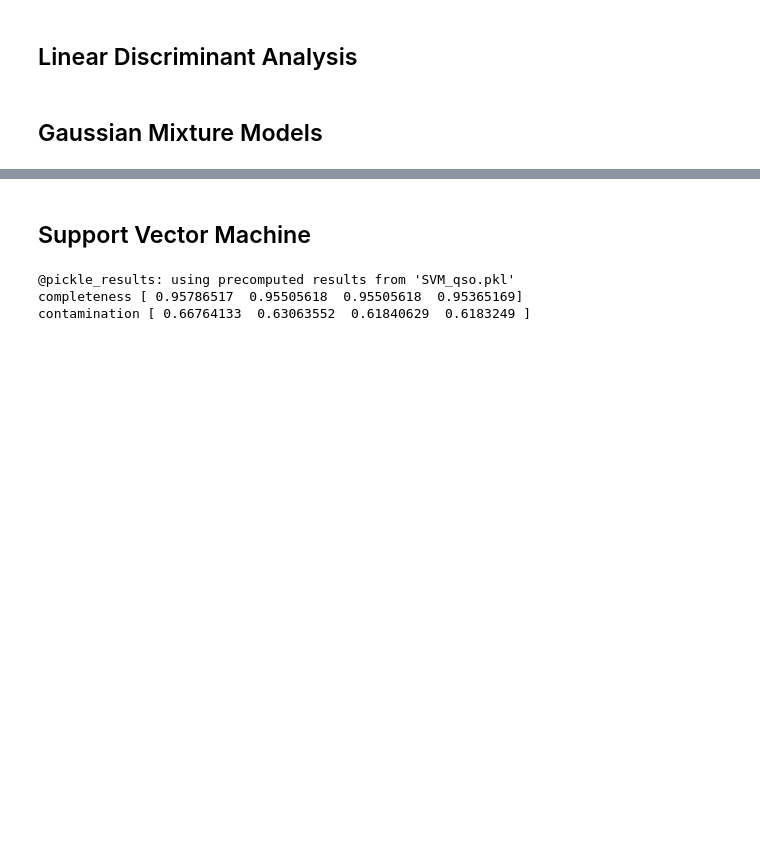
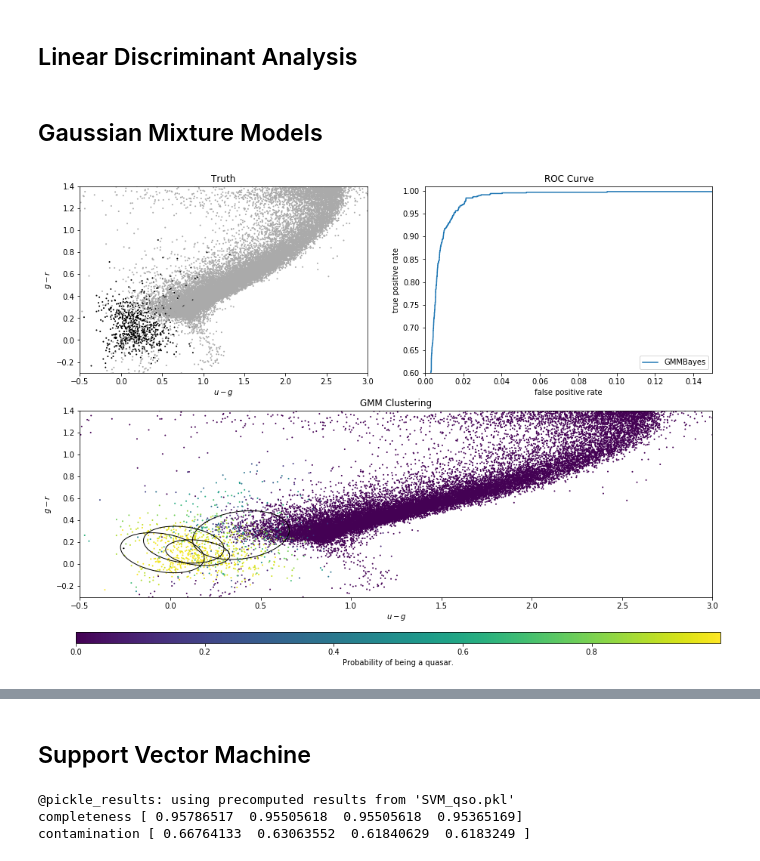
Before and after one commit to dirac-institute/uw-astr598-w18, a Jupyter notebook: homeworks/group1/HW4_group1.ipynb, the cells around one changed output, grey strips where cells are left out. Drawn from its saved outputs; the diff is of its cells as text; code cells hidden in the pictures; blank space fills up the shorter version.

```diff
--- a/homeworks/group1/HW4_group1.ipynb
+++ b/homeworks/group1/HW4_group1.ipynb
@@ -109,3 +114,72 @@ We select  260872  of  693857
 ## Linear Discriminant Analysis
 # %% [markdown]
 ## Gaussian Mixture Models
+# %%
+classifier = GMMBayes(n_components=5, min_covar=1E-5, covariance_type='full')
+classifier.fit(X_train, y_train)
+
+predictions = classifier.predict_proba(X_test)
+y_prob = predictions[:, 1]
+
+plt.figure(figsize=(15,10))
+
+
+#####################################################################################
+############################# TRUE RESULTS ##########################################
+#####################################################################################
+
+ax = plt.subplot(221)
+
+im = plt.scatter(X_test[:, 0], X_test[:, 1], c=y_test, s=4, linewidths=0, edgecolors='none', cmap=plt.cm.binary)
+im.set_clim(-0.5, 1)
+
+ax.set_xlim(-0.5, 3.0)
+ax.set_ylim(-0.3, 1.4)
+ax.set_xlabel('$u - g$')
+ax.set_ylabel('$g - r$')
+ax.set_title("Truth")
+
+
+#####################################################################################
+#############################     ROC      ##########################################
+#####################################################################################
+ax = plt.subplot(222)
+
+fpr, tpr, thresholds = roc_curve(y_test, y_prob)
+ax.plot(fpr, tpr, label="GMMBayes")
+
+ax.legend(loc=4)
+ax.set_xlabel('false positive rate')
+ax.set_ylabel('true positive rate')
+ax.set_xlim(0, 0.15)
+ax.set_ylim(0.6, 1.01)
+ax.set_title("ROC Curve")
+
+
+#####################################################################################
+############################  PREDICTIONS  ##########################################
+#####################################################################################
+ax = plt.subplot(212)
+
+im = plt.scatter(X_test[:, 0], X_test[:, 1], c=y_prob, s=4, edgecolors="None")
+ax.set_xlim(-0.5, 3.0)
+ax.set_ylim(-0.3, 1.4)
+ax.set_xlabel('$u - g$')
+ax.set_ylabel('$g - r$')
+ax.set_title("GMM Clustering")
+
+#which gmms is it?
+for i in range(classifier.n_components[0]):
+    mean = classifier.gmms_[1].means_[i]
+    cov = classifier.gmms_[1].covars_[i]
+    if cov.ndim == 1:
+        cov = np.diag(cov)
+    draw_ellipse(mean, cov, ax=plt.gca(), scales=[1], fc='none', ec='black', zorder=2)
+
+# colorbars man....
+cbar_ax = plt.gcf().add_axes(([0.12, 0.04, 0.79, 0.02]))
+plt.colorbar(im, cax=cbar_ax, orientation="horizontal", label="Probability of being a quasar.")
+
+plt.show()
+# %% [output]
+[figure, added]
```
Also changed, not shown: parts of 5 cells of this notebook.
